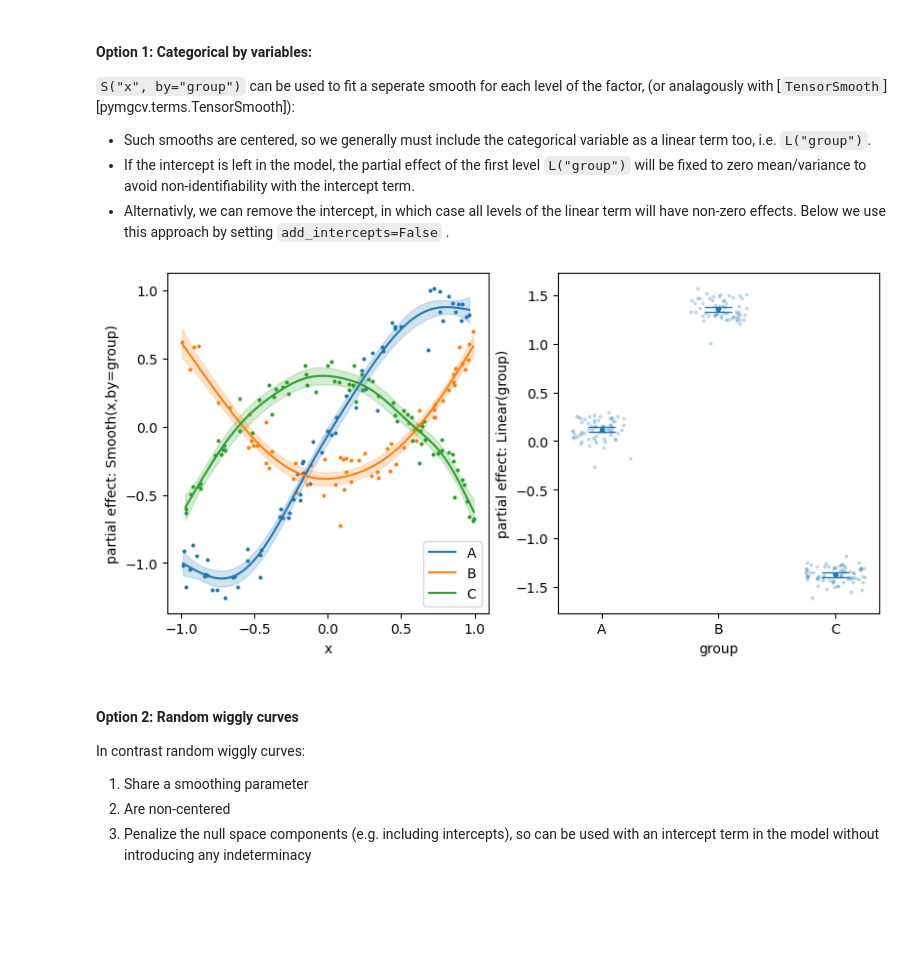
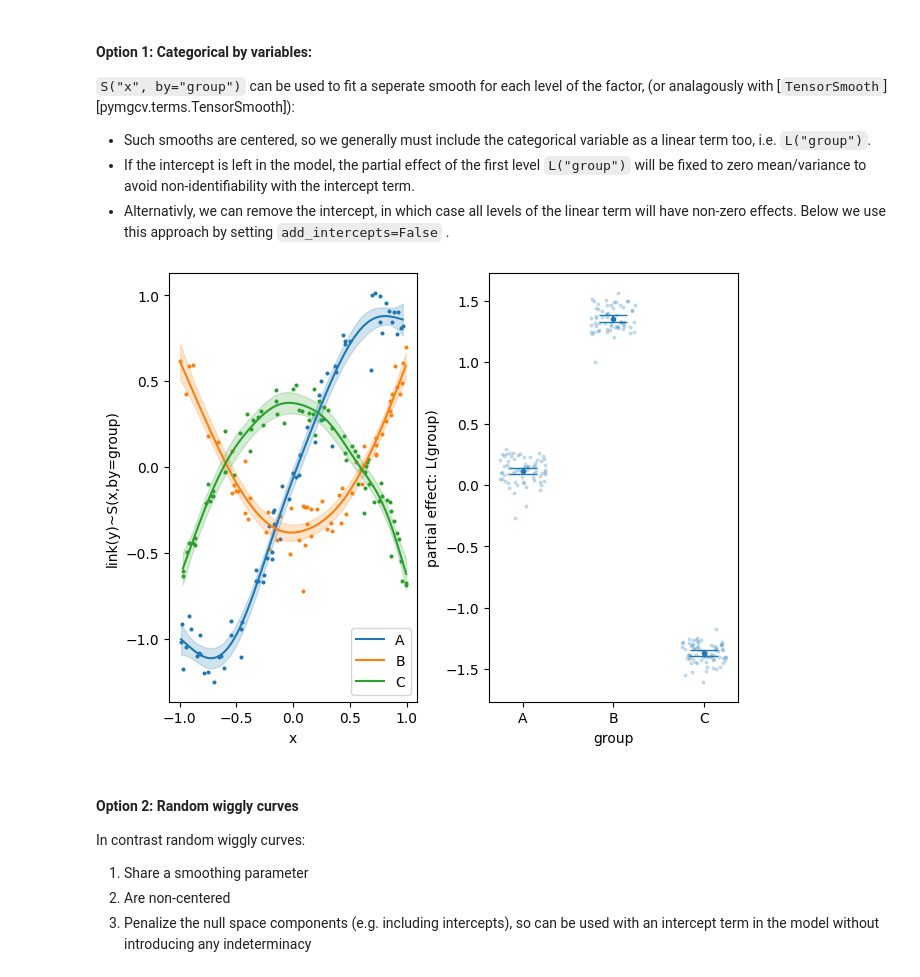
Before and after one commit to danielward27/pymgcv, a Jupyter notebook: docs/examples/smooth_by_categorical.ipynb, the cells around one changed output. Cells and saved outputs as stored; diff of their text form; code cells hidden in the pictures; blank space fills up the shorter version.

```diff
--- a/docs/examples/smooth_by_categorical.ipynb
+++ b/docs/examples/smooth_by_categorical.ipynb
@@ -14,13 +14,15 @@ import pandas as pd
 
 from pymgcv.basis_functions import RandomWigglyCurve
 from pymgcv.gam import GAM
-from pymgcv.plot import plot_continuous_1d, plot_categorical
-from pymgcv.terms import Linear as L
-from pymgcv.terms import Smooth as S
+from pymgcv.plot import plot_gam
+from pymgcv.terms import S, L
 
 rng = np.random.default_rng(0)
 x = rng.uniform(-1, 1, size=200)
-group = pd.Series(rng.choice(["A", "B", "C"], size=len(x)), dtype="category")
+group = pd.Series(
+    rng.choice(["A", "B", "C"], size=len(x)),
+    dtype=pd.CategoricalDtype(categories=["A", "B", "C"]),
+)
 
 y = rng.normal(scale=0.1, size=len(x))
 y[group == "A"] += np.sin(x * 2)[group == "A"]
@@ -38,30 +40,10 @@ data = pd.DataFrame({"x": x, "y": y, "group": group})
 # %%
 gam = GAM({"y": S("x", by="group") + L("group")}, add_intercepts=False)
 fit = gam.fit(data)
-fig, axes = plt.subplots(ncols=2, layout="constrained", figsize=(8, 4))
-
-for by_val in ["A", "B", "C"]:
-    axes[0] = plot_continuous_1d(
-        target="y",
-        term=S("x", by="group"),
-        data=data,
-        gam=fit,
-        by_val=by_val,
-        ax=axes[0],
-        plot_kwargs={"label": by_val},
-    )
-axes[0].legend(loc="lower right")
-
-plot_categorical(
-    target="y",
-    term=L("group"),
-    data=data,
-    gam=fit,
-    ax=axes[1],
-)
+plot_gam(fit=fit, residuals=True)
 plt.show()
 # %% [output]
-[figure, old version]
+[figure, new version]
 # %% [markdown]
 #### Option 2: Random wiggly curves
 In contrast random wiggly curves:
```
Also changed, not shown: parts of 1 cell of this notebook, 3 other files.
